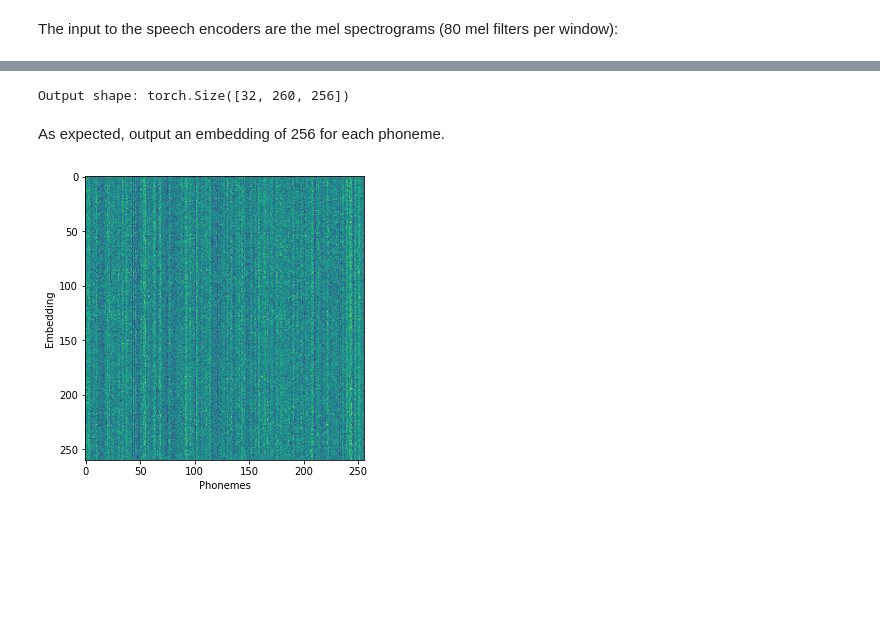
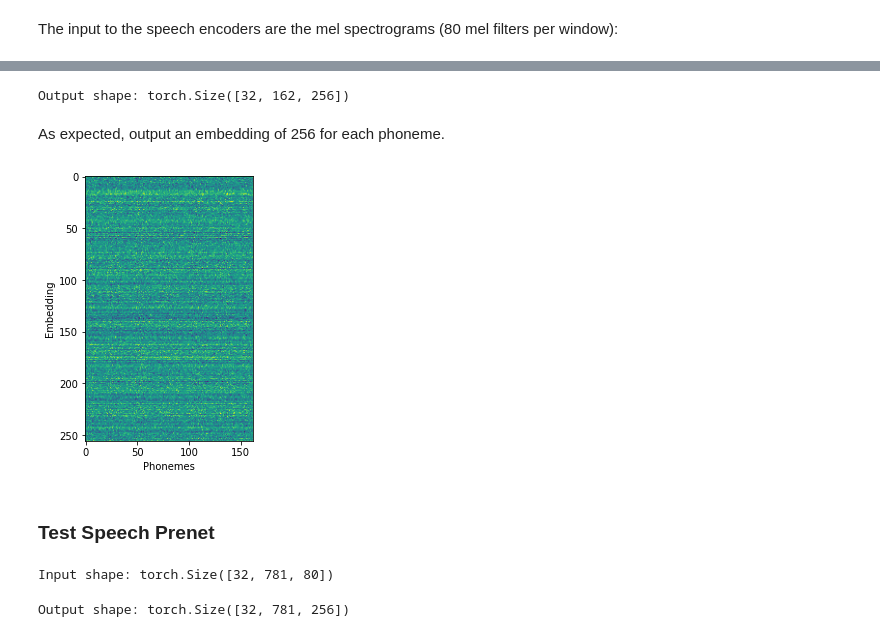
Before and after one commit to Lucaskabela/UNAST, a Jupyter notebook: src/testing_prepostnet.ipynb, the cells around one changed output, grey strips where cells are left out. Saved outputs shown, nothing was run; the diff lists cells and outputs as text; code cells hidden in the pictures; blank space fills up the shorter version.

Commit message:
Added speech prenet and its example in notebook

```diff
--- a/src/testing_prepostnet.ipynb
+++ b/src/testing_prepostnet.ipynb
@@ -65,5 +62,6 @@ _ = plt.ylabel("Mel Filters")
 # %%
-text_prenet = TextPrenet(embedding_size=512, num_hidden=256)
+text_prenet = TextPrenet(embedding_size=512,  # from Transformer-TTS
+                         num_hidden=256)  # from Transformer-TTS
 # %%
 text_prenet_output = text_prenet(text).detach()
 # %%
@@ -73,13 +71,15 @@ Input shape: torch.Size([32, 260])
 # %%
 print("Output shape:", text_prenet_output.shape)
 # %% [output]
-Output shape: torch.Size([32, 260, 256])
+Output shape: torch.Size([32, 162, 256])
 # %% [markdown]
 As expected, output an embedding of 256 for each phoneme.
 # %%
-fig = plt.figure(figsize=(5, 10))
-_ = plt.imshow(text_prenet_output[0])
+fig = plt.figure(figsize=(3, 20))
+_ = plt.imshow(text_prenet_output[0].T)
 _ = plt.ylabel("Embedding")
 _ = plt.xlabel("Phonemes")
 # %% [output]
-[figure, old version]
+[figure, new version]
+# %% [markdown]
+### Test Speech Prenet
@@ -85,0 +92,8 @@ _ = plt.xlabel("Phonemes")
+# %%
+print("Input shape:", mel_input.shape)
+# %% [output]
+Input shape: torch.Size([32, 781, 80])
+# %%
+print("Output shape:", speech_prenet_output.shape)
+# %% [output]
+Output shape: torch.Size([32, 781, 256])
```
Also changed, not shown: parts of 8 cells of this notebook, 2 other files.
